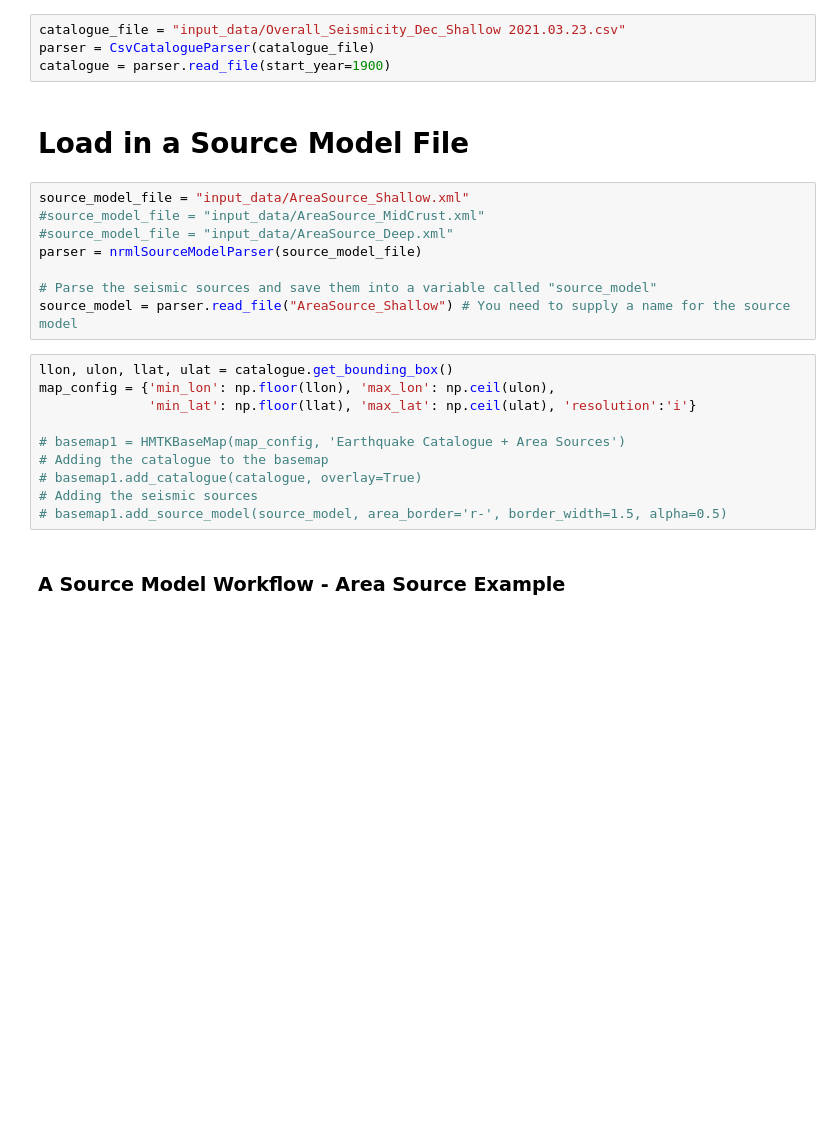
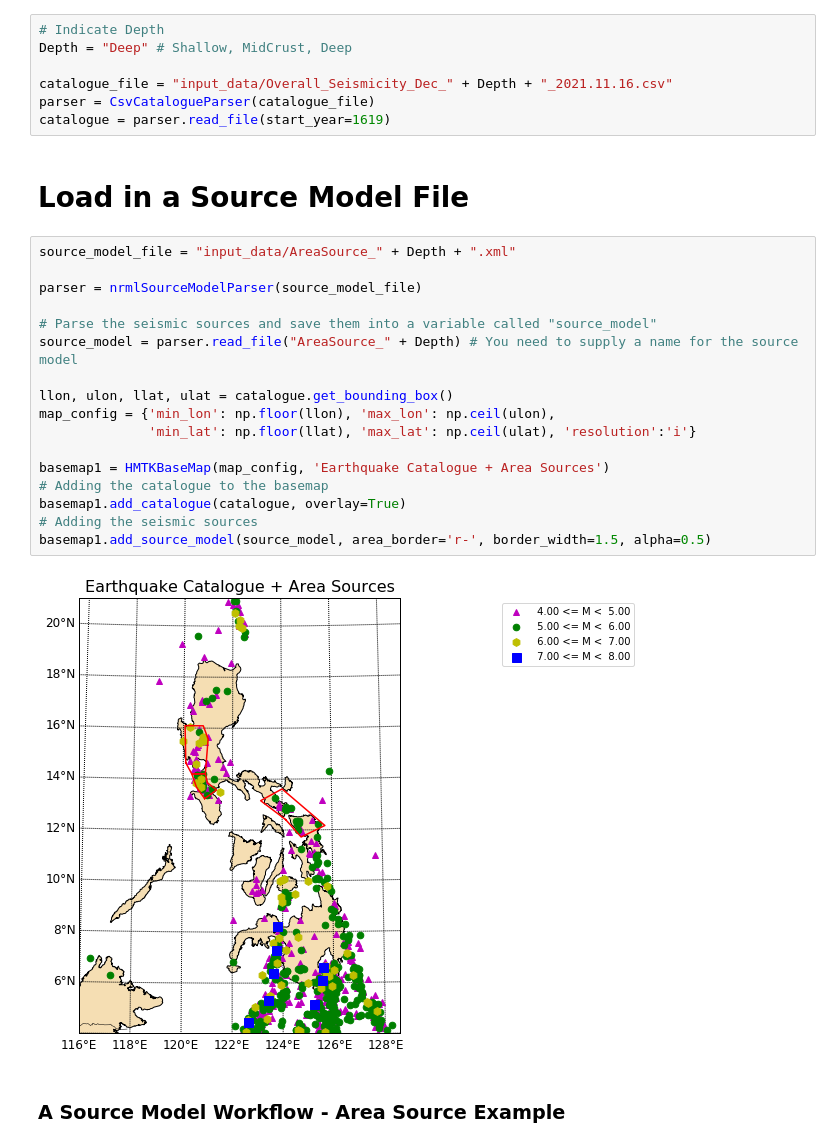
Before and after one commit to ftbernales/openquake-notebooks, a Jupyter notebook: 02 - Building Source Models.ipynb, the cells around one changed output. Cells and saved outputs as stored; diff of their text form; blank space fills up the shorter version.

```diff
--- a/02 - Building Source Models.ipynb
+++ b/02 - Building Source Models.ipynb
@@ -46,27 +47,31 @@ from openquake.hazardlib.mfd import TruncatedGRMFD
 # %%
-catalogue_file = "input_data/Overall_Seismicity_Dec_Shallow 2021.03.23.csv"
+# Indicate Depth
+Depth = "Deep" # Shallow, MidCrust, Deep
+
+catalogue_file = "input_data/Overall_Seismicity_Dec_" + Depth + "_2021.11.16.csv"
 parser = CsvCatalogueParser(catalogue_file)
-catalogue = parser.read_file(start_year=1900)
+catalogue = parser.read_file(start_year=1619)
 # %% [markdown]
 # Load in a Source Model File
 # %%
-source_model_file = "input_data/AreaSource_Shallow.xml"
-#source_model_file = "input_data/AreaSource_MidCrust.xml"
-#source_model_file = "input_data/AreaSource_Deep.xml"
+source_model_file = "input_data/AreaSource_" + Depth + ".xml"
+
 parser = nrmlSourceModelParser(source_model_file)
 
 # Parse the seismic sources and save them into a variable called "source_model"
-source_model = parser.read_file("AreaSource_Shallow") # You need to supply a name for the source model
+source_model = parser.read_file("AreaSource_" + Depth) # You need to supply a name for the source model
+
+llon, ulon, llat, ulat = catalogue.get_bounding_box()
+map_config = {'min_lon': np.floor(llon), 'max_lon': np.ceil(ulon),
+              'min_lat': np.floor(llat), 'max_lat': np.ceil(ulat), 'resolution':'i'}
+
+basemap1 = HMTKBaseMap(map_config, 'Earthquake Catalogue + Area Sources')
+# Adding the catalogue to the basemap
+basemap1.add_catalogue(catalogue, overlay=True)
+# Adding the seismic sources
+basemap1.add_source_model(source_model, area_border='r-', border_width=1.5, alpha=0.5)
+# %% [output]
+[figure, added]
-# %%
-llon, ulon, llat, ulat = catalogue.get_bounding_box()
-map_config = {'min_lon': np.floor(llon), 'max_lon': np.ceil(ulon),
-              'min_lat': np.floor(llat), 'max_lat': np.ceil(ulat), 'resolution':'i'}
-
-# basemap1 = HMTKBaseMap(map_config, 'Earthquake Catalogue + Area Sources')
-# Adding the catalogue to the basemap
-# basemap1.add_catalogue(catalogue, overlay=True)
-# Adding the seismic sources
-# basemap1.add_source_model(source_model, area_border='r-', border_width=1.5, alpha=0.5)
 # %% [markdown]
 ### A Source Model Workflow - Area Source Example
 # %% [markdown]
```
Also changed, not shown: parts of 12 cells of this notebook, 2 other files.
